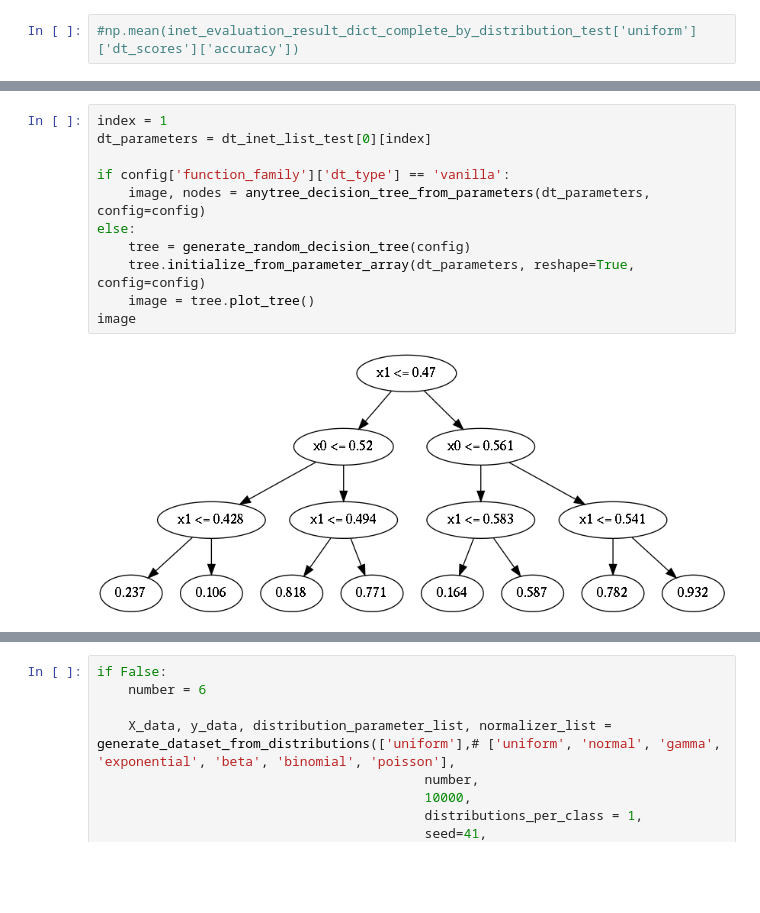
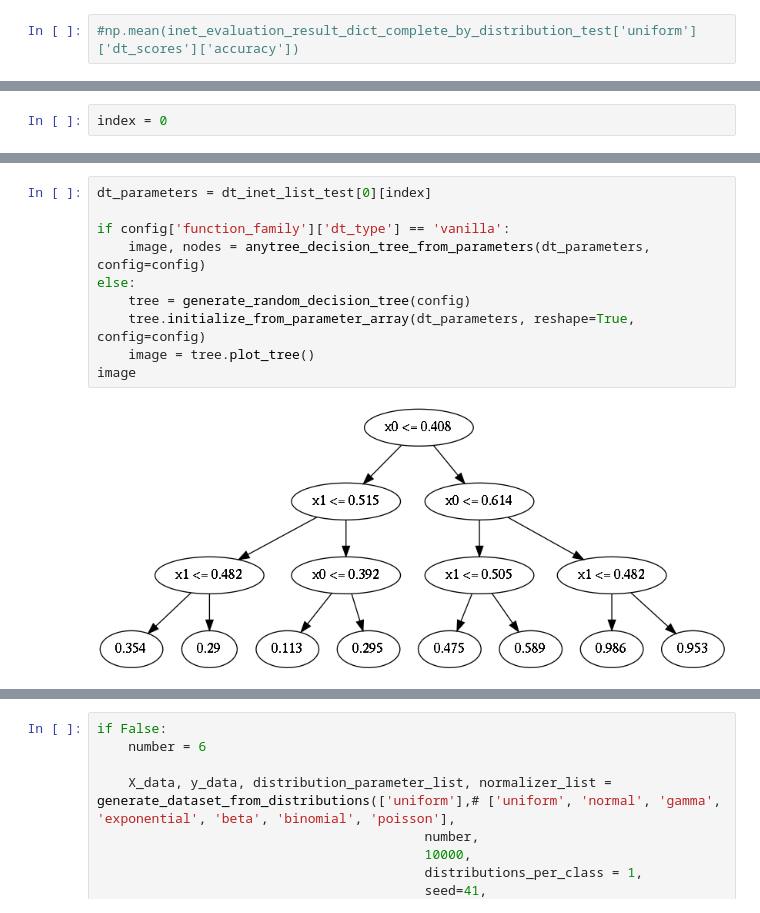
Before and after one commit to p-koenig/I-Nets-For-Logistic-Regression, a Jupyter notebook: 03_decision_trees/03_interpretation_net-n02-maxDist1-WORKING.ipynb, the cells around one changed output, grey strips where cells are left out. Saved outputs shown, nothing was run; the diff lists cells and outputs as text; blank space fills up the shorter version.

```diff
--- a/03_decision_trees/03_interpretation_net-n02-maxDist1-WORKING.ipynb
+++ b/03_decision_trees/03_interpretation_net-n02-maxDist1-WORKING.ipynb
@@ -851,0 +849,2 @@ network_distances.head(20)
+# %%
+index = 0
@@ -852,13 +893,12 @@ network_distances.head(20)
 # %%
-index = 1
 dt_parameters = dt_inet_list_test[0][index]
 
 if config['function_family']['dt_type'] == 'vanilla':
     image, nodes = anytree_decision_tree_from_parameters(dt_parameters, config=config)
 else:
     tree = generate_random_decision_tree(config)
     tree.initialize_from_parameter_array(dt_parameters, reshape=True, config=config)
     image = tree.plot_tree()
 image
 # %% [output]
-[figure, old version]
+[figure, new version]
```
Also changed, not shown: parts of 29 cells of this notebook, 5 other files.
